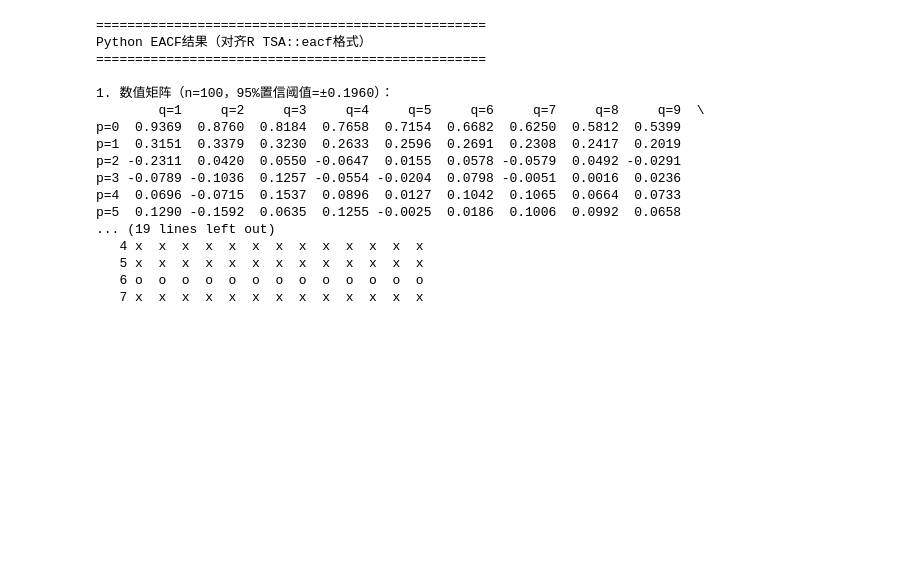
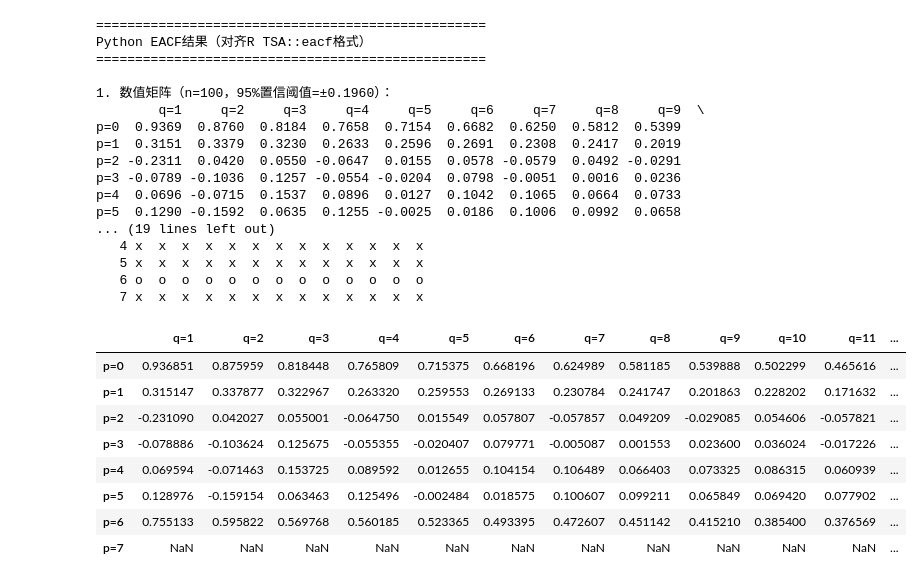
Before and after one commit to wwhenxuan/S2Generator, a Jupyter notebook: examples/19-arma_generator.ipynb, the cells around one changed output. Saved outputs shown, nothing was run; the diff lists cells and outputs as text; code cells hidden in the pictures; blank space fills up the shorter version.

Commit message:
whenxuan: add the eacf for tools

```diff
--- a/examples/19-arma_generator.ipynb
+++ b/examples/19-arma_generator.ipynb
@@ -958,0 +966,14 @@ p=5  0.1290 -0.1592  0.0635  0.1255 -0.0025  0.0186  0.1006  0.0992  0.0658
+# %%
+_, _, df = eacf_rlike(y, max_p=7, max_q=13)
+# %%
+df
+# %% [output]
+|  | q=1 | q=2 | q=3 | q=4 | q=5 | q=6 | q=7 | q=8 | q=9 | q=10 | q=11 | ... |
+| p=0 | 0.936851 | 0.875959 | 0.818448 | 0.765809 | 0.715375 | 0.668196 | 0.624989 | 0.581185 | 0.539888 | 0.502299 | 0.465616 | ... |
+| p=1 | 0.315147 | 0.337877 | 0.322967 | 0.263320 | 0.259553 | 0.269133 | 0.230784 | 0.241747 | 0.201863 | 0.228202 | 0.171632 | ... |
+| p=2 | -0.231090 | 0.042027 | 0.055001 | -0.064750 | 0.015549 | 0.057807 | -0.057857 | 0.049209 | -0.029085 | 0.054606 | -0.057821 | ... |
+| p=3 | -0.078886 | -0.103624 | 0.125675 | -0.055355 | -0.020407 | 0.079771 | -0.005087 | 0.001553 | 0.023600 | 0.036024 | -0.017226 | ... |
+| p=4 | 0.069594 | -0.071463 | 0.153725 | 0.089592 | 0.012655 | 0.104154 | 0.106489 | 0.066403 | 0.073325 | 0.086315 | 0.060939 | ... |
+| p=5 | 0.128976 | -0.159154 | 0.063463 | 0.125496 | -0.002484 | 0.018575 | 0.100607 | 0.099211 | 0.065849 | 0.069420 | 0.077902 | ... |
+| p=6 | 0.755133 | 0.595822 | 0.569768 | 0.560185 | 0.523365 | 0.493395 | 0.472607 | 0.451142 | 0.415210 | 0.385400 | 0.376569 | ... |
+| p=7 | NaN | NaN | NaN | NaN | NaN | NaN | NaN | NaN | NaN | NaN | NaN | ... |
```
Also changed, not shown: parts of 6 cells of this notebook, 3 other files.
